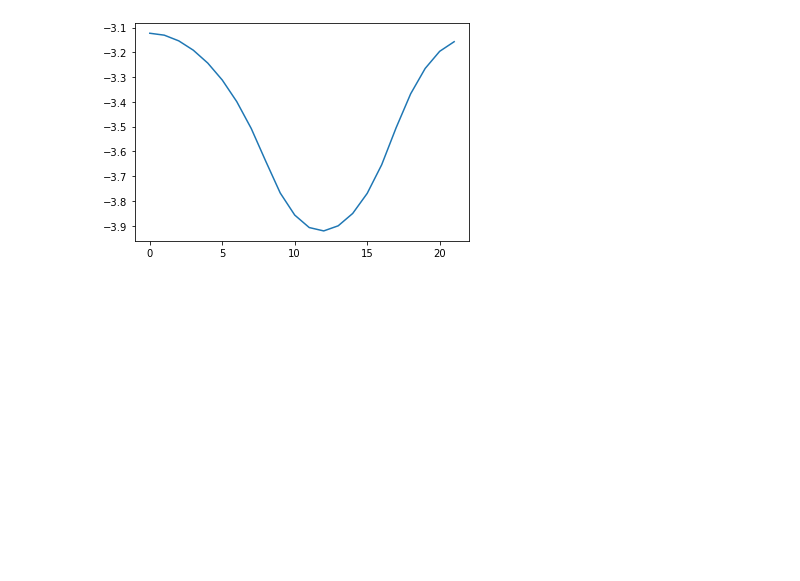
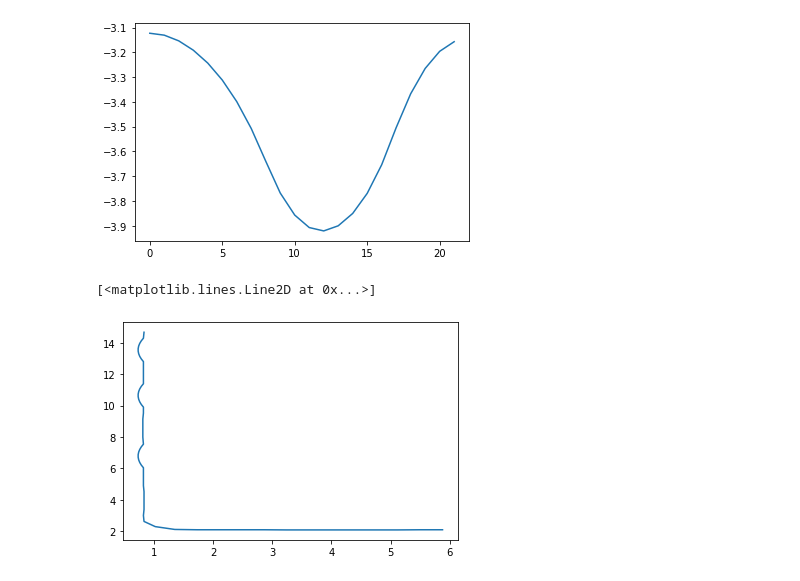
Before and after one commit to Kaushal1011/akatsuki_au_bfmc21, a Jupyter notebook: nbs/MPC.ipynb, the cells around one changed output. Drawn from its saved outputs; the diff is of its cells as text; code cells hidden in the pictures; blank space fills up the shorter version.

```diff
--- a/nbs/MPC.ipynb
+++ b/nbs/MPC.ipynb
@@ -587,3 +607,14 @@ plt.plot(cyaw)
 # %% [output]
 [<matplotlib.lines.Line2D at 0x...>]
 [figure]
+# %%
+h=(0.83, 0.82, 0.82, 0.7844444444444444, 0.7577777777777779, 0.7400000000000002, 0.7311111111111112, 0.7311111111111112, 0.74, 0.7577777777777777, 0.7844444444444445, 0.82, 0.82, 0.82, 0.82, 0.82, 0.82, 0.82, 0.7844444444444444, 0.7577777777777779, 0.7400000000000002, 0.7311111111111112, 0.7311111111111112, 0.74, 0.7577777777777777, 0.7844444444444445, 0.82, 0.82, 0.82, 0.81, 0.81, 0.81, 0.81, 0.82, 0.82, 0.7844444444444444, 0.7577777777777779, 0.7400000000000002, 0.7311111111111112, 0.7311111111111112, 0.74, 0.7577777777777777, 0.7844444444444445, 0.82, 0.82, 0.82, 0.82, 0.82, 0.83, 0.83, 0.83, 0.83, 0.82, 0.83, 1.02, 1.35, 1.73, 2.11, 2.48, 2.86, 3.24, 3.61, 3.99, 4.37, 4.75, 5.12, 5.5, 5.88),(14.67, 14.29, 14.29, 14.125432098765431, 13.960617283950617, 13.795555555555557, 13.630246913580246, 13.464691358024691, 13.29888888888889, 13.13283950617284, 12.966543209876544, 12.8, 12.8, 12.42, 12.04, 11.66, 11.39, 11.39, 11.225432098765433, 11.060617283950618, 10.895555555555557, 10.730246913580249, 10.564691358024692, 10.39888888888889, 10.23283950617284, 10.066543209876544, 9.9, 9.9, 9.52, 9.14, 8.76, 8.38, 7.99, 7.54, 7.54, 7.373333333333333, 7.206666666666667, 7.040000000000001, 6.873333333333334, 6.706666666666667, 6.540000000000001, 6.373333333333333, 6.206666666666667, 6.04, 6.04, 5.66, 5.28, 4.9, 4.52, 4.14, 3.76, 3.38, 3.0, 2.62, 2.29, 2.11, 2.09, 2.09, 2.09, 2.09, 2.08, 2.08, 2.08, 2.08, 2.08, 2.08, 2.09, 2.09)
+# %%
+x=h[0]
+y=h[1]
+# %%
+import matplotlib.pyplot as plt
+plt.plot(x,y)
+# %% [output]
+[<matplotlib.lines.Line2D at 0x...>]
+[figure, added]
```
Also changed, not shown: parts of 10 cells of this notebook, 13 other files.
